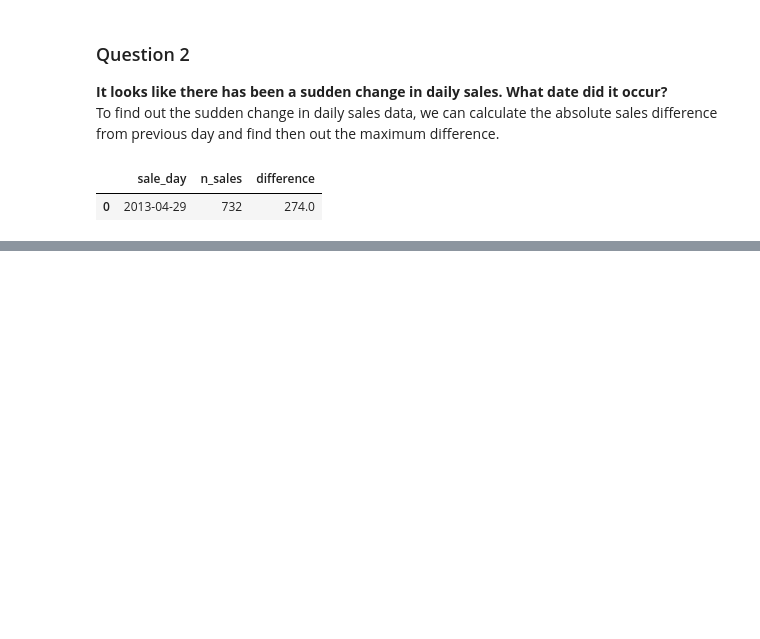
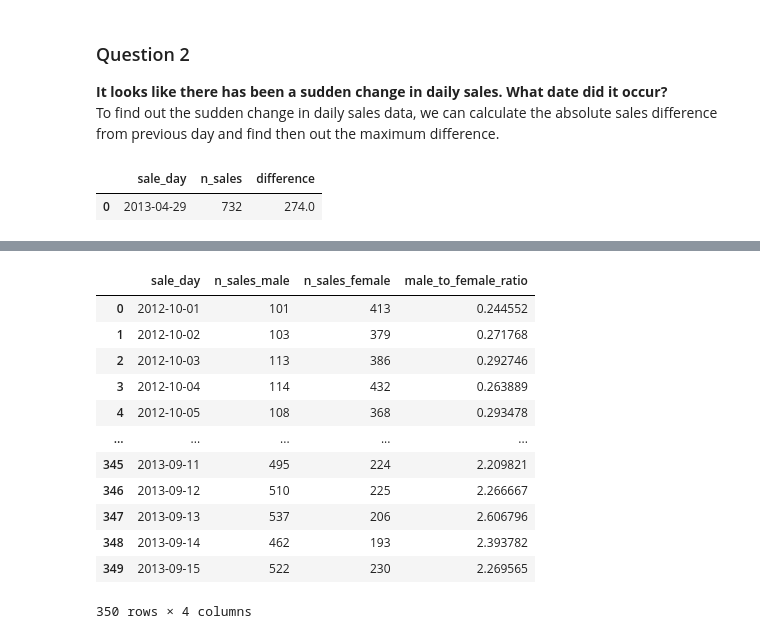
Before and after one commit to manujsinghwal/23andMe-data-analysis, a Jupyter notebook: 23andMe_data_analysis.ipynb, the cells around one changed output, grey strips where cells are left out. Cells and saved outputs as stored; diff of their text form; code cells hidden in the pictures; blank space fills up the shorter version.

```diff
--- a/23andMe_data_analysis.ipynb
+++ b/23andMe_data_analysis.ipynb
@@ -116,0 +158,43 @@ sudden_change
+# %%
+df_proportion = (
+    df
+    .groupby(['sale_day','purchaser_gender'])
+    .count()
+    .reset_index()
+    .rename(columns={'sale_time':'n_sales'})
+)
+
+df_proportion_male = (
+    df_proportion
+    .query('purchaser_gender == "male"')[['sale_day','n_sales']]
+    .rename(columns={'n_sales':'n_sales_male'})
+)
+
+df_proportion_female = (
+    df_proportion
+    .query('purchaser_gender == "female"')[['sale_day','n_sales']]
+    .rename(columns={'n_sales':'n_sales_female'})
+)
+
+proportion = pd.merge(
+    df_proportion_male,
+    df_proportion_female,
+    on='sale_day'
+)
+
+proportion['male_to_female_ratio'] = proportion['n_sales_male']/proportion['n_sales_female']
+proportion
+# %% [output]
+|  | sale_day | n_sales_male | n_sales_female | male_to_female_ratio |
+| 0 | 2012-10-01 | 101 | 413 | 0.244552 |
+| 1 | 2012-10-02 | 103 | 379 | 0.271768 |
+| 2 | 2012-10-03 | 113 | 386 | 0.292746 |
+| 3 | 2012-10-04 | 114 | 432 | 0.263889 |
+| 4 | 2012-10-05 | 108 | 368 | 0.293478 |
+| ... | ... | ... | ... | ... |
+| 345 | 2013-09-11 | 495 | 224 | 2.209821 |
+| 346 | 2013-09-12 | 510 | 225 | 2.266667 |
+| 347 | 2013-09-13 | 537 | 206 | 2.606796 |
+| 348 | 2013-09-14 | 462 | 193 | 2.393782 |
+| 349 | 2013-09-15 | 522 | 230 | 2.269565 |
+350 rows × 4 columns
```
Also changed, not shown: parts of 14 cells of this notebook.
